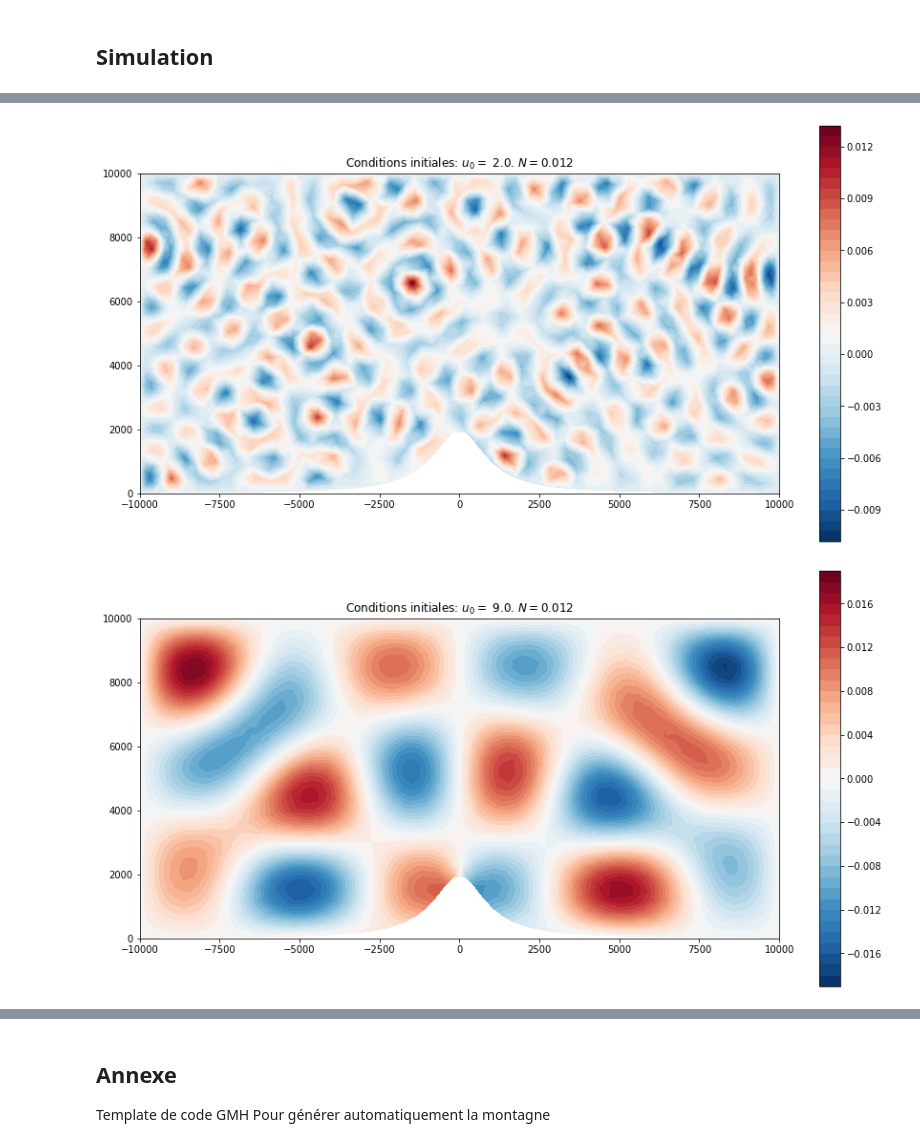
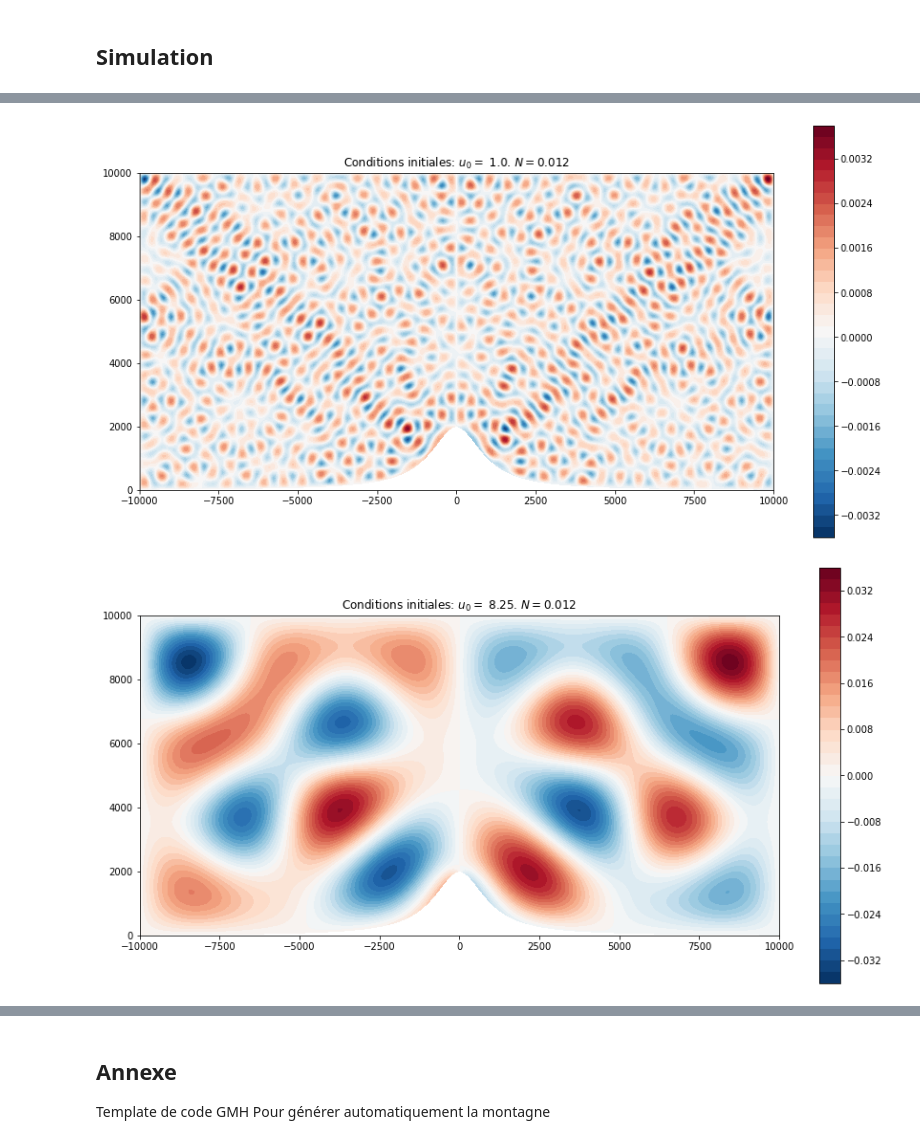
Before and after one commit to spineki/fenics_scorer, a Jupyter notebook: mini_projet_fenics_antoine_marras.ipynb, the cells around one changed output, grey strips where cells are left out. Saved outputs shown, nothing was run; the diff lists cells and outputs as text; code cells hidden in the pictures.

```diff
--- a/mini_projet_fenics_antoine_marras.ipynb
+++ b/mini_projet_fenics_antoine_marras.ipynb
@@ -178,13 +179,13 @@ plt.show()
 # %%
 # Avec N constant (à N_atm), mais à u_0 variable
 # But: Voir l'effet de la vitesse du vent sur les motifs de Scorer
 
-u_min = 2  # m.s-1
+u_min = 1  # m.s-1
 u_max = 30 # m.s-1
 nb_simulation = 5
 u_list = np.linspace(u_min,u_max, nb_simulation)
 for u in u_list:
     simulation(u_0=u, N=N_atm, mesh=mesh, dx=dx, V=V)
 # %% [output]
-[figure, old version]
+[figure, new version]
-[figure, old version]
+[figure, new version]
```
Also changed, not shown: parts of 12 cells of this notebook, 4 other files.
